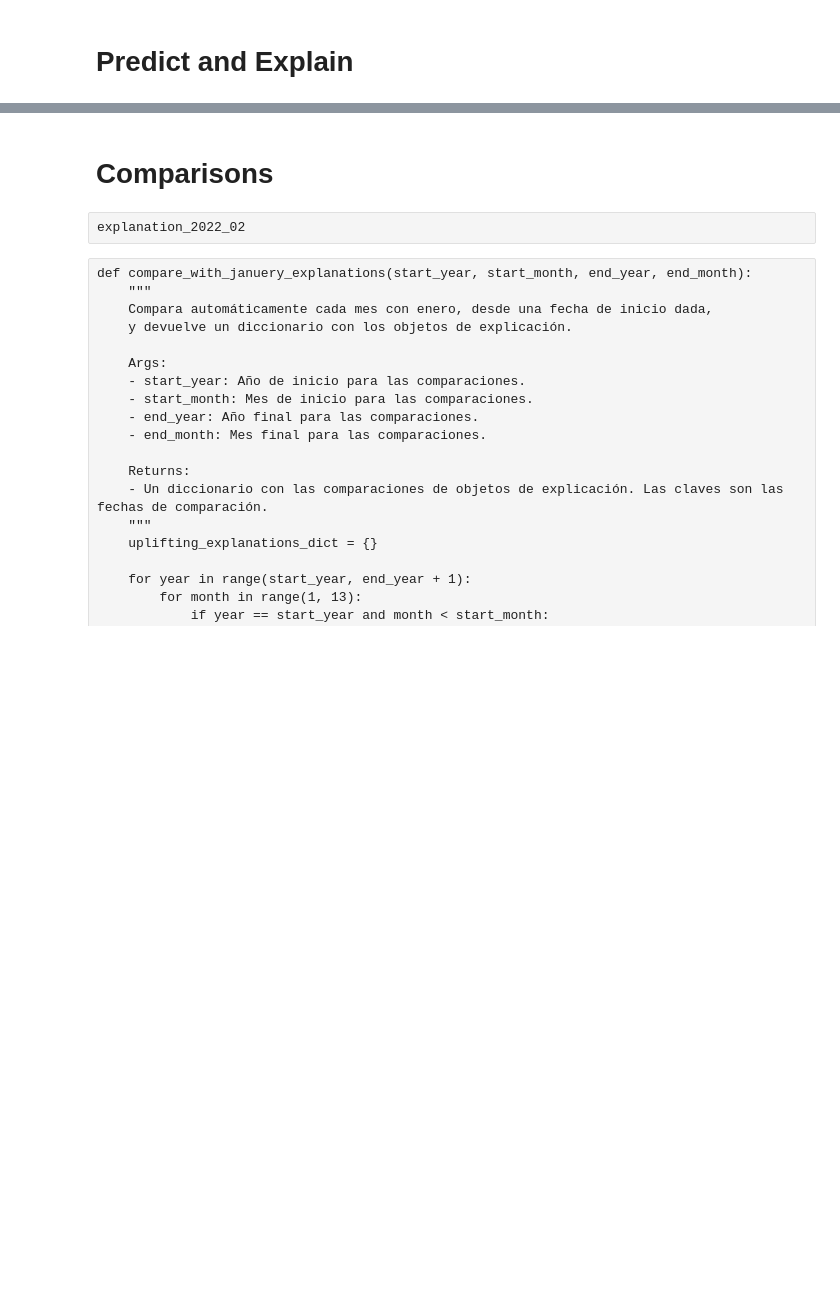
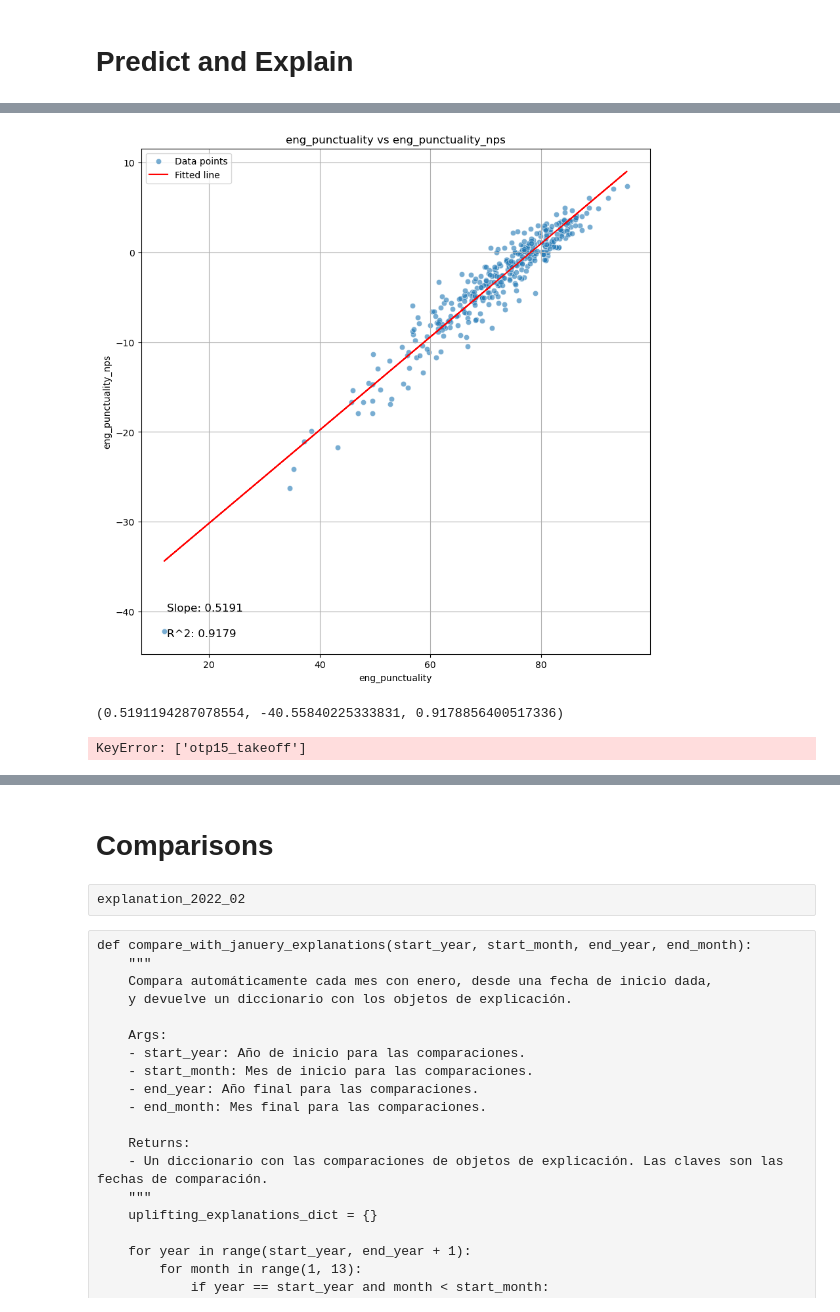
Before and after one commit to nomadicsenseis/AI_Explanatory_Drivers-VS_past_pipeline, a Jupyter notebook: develop/nps_client_model.ipynb, the cells around one changed output, grey strips where cells are left out. Drawn from its saved outputs; the diff is of its cells as text; code cells hidden in the pictures; blank space fills up the shorter version.

```diff
--- a/develop/nps_client_model.ipynb
+++ b/develop/nps_client_model.ipynb
@@ -1225,0 +1648,14 @@ explanation, df_probability_binary = predict_and_explain(model_prom, model_det,
+# %%
+model_prom=train_results['models']['promoter_binary']
+model_det=train_results['models']['detractor_binary']
+if 'month' in df_nps_tkt.columns:
+    df_nps_tkt = df_nps_tkt.drop(columns=['month','year'])
+
+# # Create the SimpleImputer instance with the median strategy
+# imputer = SimpleImputer(strategy='median')
+
+# # Fit the imputer on the selected features and transform the data
+# df_nps_tkt_imputed = df_nps_tkt.copy()
+# df_nps_tkt_imputed[features_dummy] = imputer.fit_transform(df_nps_tkt[features_dummy])
+
+df_probability_binary = predict_and_explain(model_prom, model_det, df_nps_tkt, features_dummy)
@@ -1225,0 +1778,25 @@ explanation, df_probability_binary = predict_and_explain(model_prom, model_det,
+# %%
+from datetime import datetime, timedelta
+# Lista de años de interés
+years_of_interest = [2023, 2024]
+explanations=[]
+daily_hist_df=pd.DataFrame()
+df= df_probability_binary.copy()
+cabin = 'Economy'
+haul = 'SH'
+df = df[(df['cabin_in_surveyed_flight']==cabin)&(df['haul']==haul)]
+
+# Generate date ranges for each year of interest and apply the function for each date
+for year in years_of_interest:
+    start_date = datetime(year, 1, 1)
+    end_date = datetime(year, 12, 31)
+
+    current_date = start_date
+    while current_date <= end_date:
+        if end_date > pd.to_datetime('2024-06-11'):
+            break
+        # Here 'df' is your DataFrame containing the data
+        explanation, explanation_df = aggregate_shaps(df, features_dummy, current_date, current_date)
+        explanations.append(explanation)
+        daily_hist_df = pd.concat([daily_hist_df, explanation_df])
+        current_date += timedelta(days=1)
@@ -1225,0 +1854,11 @@ explanation, df_probability_binary = predict_and_explain(model_prom, model_det,
+# %%
+daily_hist_df['added_importance']= daily_hist_df['otp15_takeoff_nps'] + daily_hist_df['pun_100_punctuality_nps']
+# %%
+scatter_plot_with_regression(daily_hist_df, 'eng_punctuality', 'eng_punctuality_nps')
+# %% [output]
+[figure, added]
+(0.5191194287078554, -40.55840225333831, 0.9178856400517336)
+# %%
+scatter_plot_with_regression(daily_hist_df, 'otp15_takeoff', 'eng_punctuality_nps')
+# %% [output]
+KeyError: ['otp15_takeoff']
```
Also changed, not shown: parts of 52 cells of this notebook, 15 other files.
